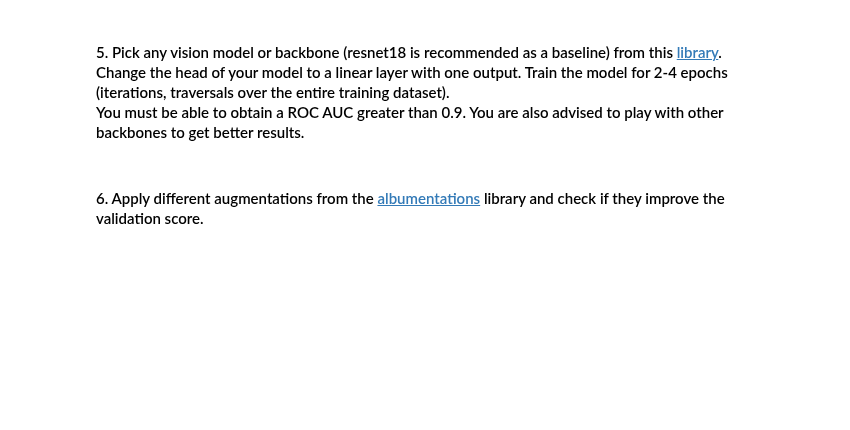
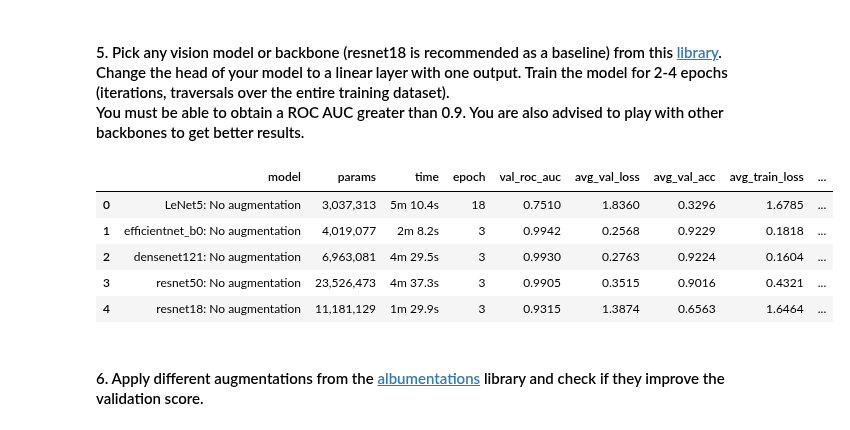
Before and after one commit to TimurOsmanov/s21, a Jupyter notebook: ML/ML9_CNN/src/ML9.ipynb, the cells around one changed output. Saved outputs shown, nothing was run; the diff lists cells and outputs as text; code cells hidden in the pictures; blank space fills up the shorter version.

```diff
--- a/ML/ML9_CNN/src/ML9.ipynb
+++ b/ML/ML9_CNN/src/ML9.ipynb
@@ -193,2 +725,67 @@ if __name__ == '__main__':
+# %%
+models_conf = [
+    {
+        "name": "efficientnet_b0: No augmentation",
+        "model": lambda: create_model(
+            model_name="efficientnet_b0", num_classes=9, pretrained=True
+        ),
+    },
+    {
+        "name": "densenet121: No augmentation",
+        "model": lambda: create_model(
+            model_name="densenet121", num_classes=9, pretrained=True
+        ),
+    },
+    {
+        "name": "resnet50: No augmentation",
+        "model": lambda: create_model(
+            model_name="resnet50", num_classes=9, pretrained=True
+        ),
+    },
+    {
+        "name": "resnet18: No augmentation",
+        "model": lambda: create_model(
+            model_name="resnet18", num_classes=9, pretrained=True
+        ),
+    },
+]
+
+for conf in models_conf:
+    model = conf["model"]()
+
+    # for more complicated models use BATCH_SIZE // 4 in case of low GPU capabilities
+    if conf["name"] != "resnet18: No augmentation":
+        train_loader, val_loader = get_train_val_loader(
+            train_transforms=None, val_transforms=None, batch_size=BATCH_SIZE // 4
+        )
+    else:
+        train_loader, val_loader = get_train_val_loader(
+            train_transforms=None, val_transforms=None, batch_size=BATCH_SIZE
+        )
+
+    trained_model = train_model(
+        model=model,
+        train_loader=train_loader,
+        val_loader=val_loader,
+        mixup_cutmix=None,
+        name=conf["name"],
+        epochs=EPOCHS_RESNET,
+        lr=LEARNING_RATE,
+        device=DEVICE,
+    )
+
+    del model, trained_model
+    torch.cuda.empty_cache()  # clear GPU cache
+    collected = gc.collect()  # clear CPU cache
+
+out = pd.DataFrame(cnn_with_aug).round(4)
+out.loc[out["epoch"] >= 3].reset_index(drop=True)
+# %% [output]
+|  | model | params | time | epoch | val_roc_auc | avg_val_loss | avg_val_acc | avg_train_loss | ... |
+| 0 | LeNet5: No augmentation | 3,037,313 | 5m 10.4s | 18 | 0.7510 | 1.8360 | 0.3296 | 1.6785 | ... |
+| 1 | efficientnet_b0: No augmentation | 4,019,077 | 2m 8.2s | 3 | 0.9942 | 0.2568 | 0.9229 | 0.1818 | ... |
+| 2 | densenet121: No augmentation | 6,963,081 | 4m 29.5s | 3 | 0.9930 | 0.2763 | 0.9224 | 0.1604 | ... |
+| 3 | resnet50: No augmentation | 23,526,473 | 4m 37.3s | 3 | 0.9905 | 0.3515 | 0.9016 | 0.4321 | ... |
+| 4 | resnet18: No augmentation | 11,181,129 | 1m 29.9s | 3 | 0.9315 | 1.3874 | 0.6563 | 1.6464 | ... |
 # %% [markdown]
 #### 6. Apply different augmentations from the [albumentations](https://albumentations.ai/) library and check if they improve the validation score.
```
Also changed, not shown: parts of 33 cells of this notebook, 2 other files.
